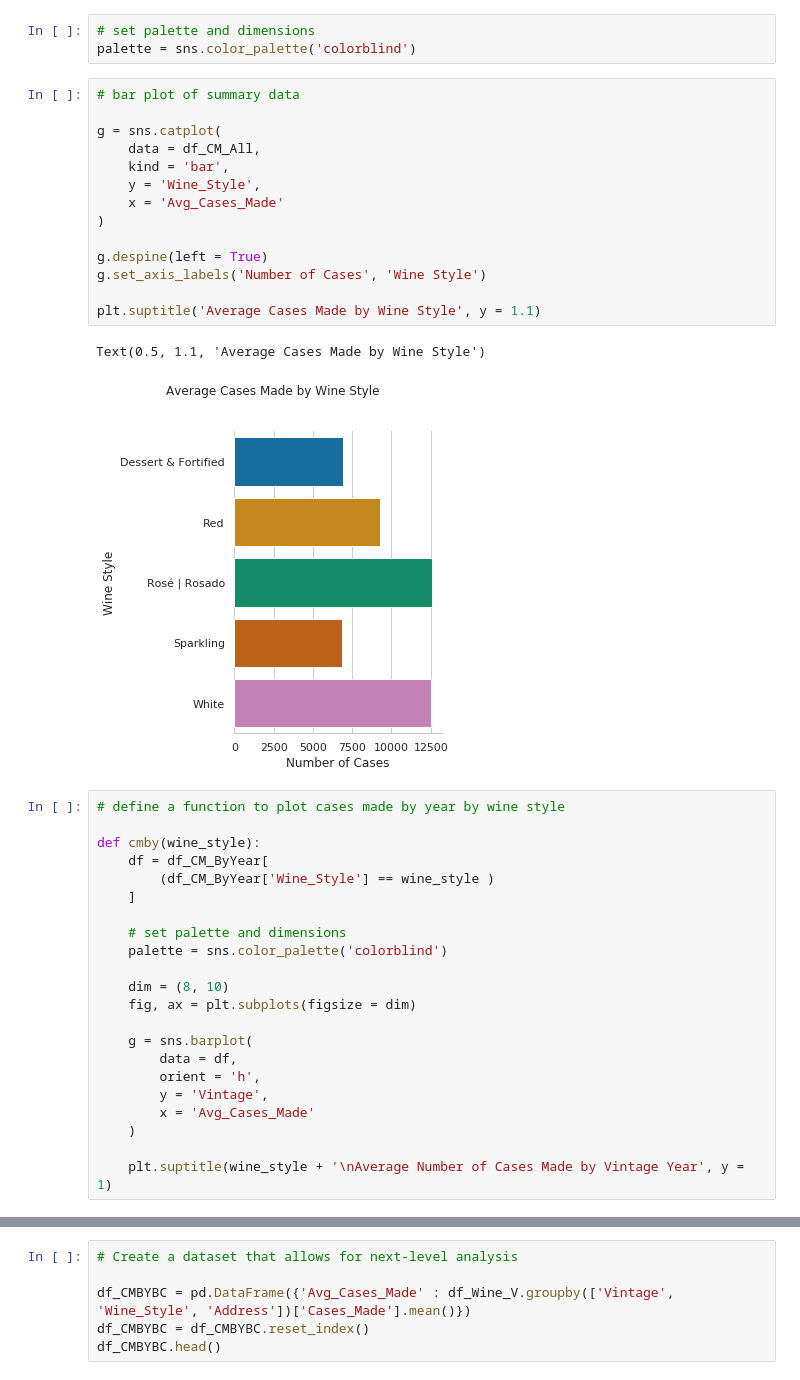
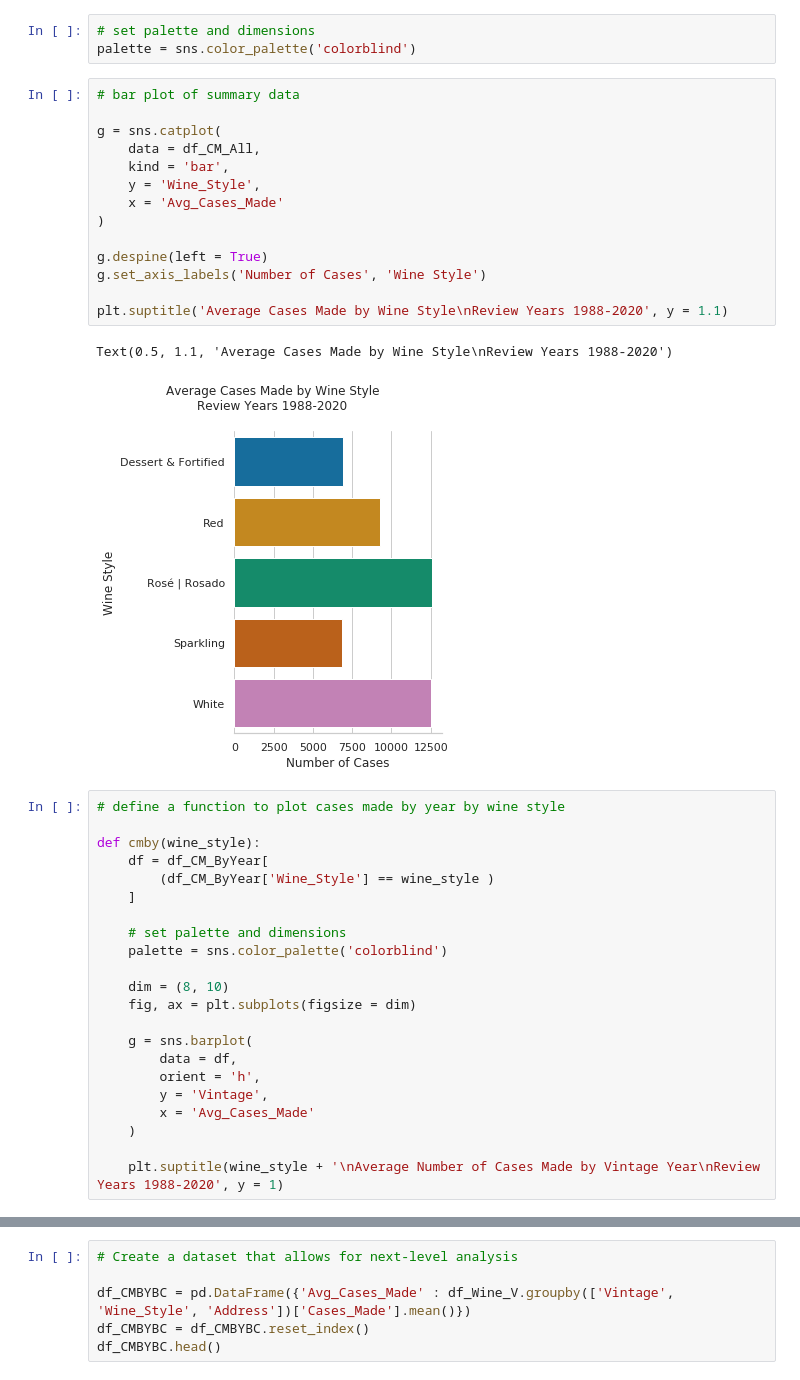
Before and after one commit to ewotawa/top_100_wines_2020, a Jupyter notebook: Top100Wine_Data_Exploration_Cases.ipynb, the cells around one changed output, grey strips where cells are left out. Cells and saved outputs as stored; diff of their text form.

Commit message:
start geo file, edit graph headers to include Review Years 1988-2020

```diff
--- a/Top100Wine_Data_Exploration_Cases.ipynb
+++ b/Top100Wine_Data_Exploration_Cases.ipynb
@@ -178,20 +178,20 @@ palette = sns.color_palette('colorblind')
 # %%
 # bar plot of summary data
 
 g = sns.catplot(
     data = df_CM_All,
     kind = 'bar',
     y = 'Wine_Style',
     x = 'Avg_Cases_Made'
 )
 
 g.despine(left = True)
 g.set_axis_labels('Number of Cases', 'Wine Style')
 
-plt.suptitle('Average Cases Made by Wine Style', y = 1.1)
+plt.suptitle('Average Cases Made by Wine Style\nReview Years 1988-2020', y = 1.1)
 # %% [output]
-Text(0.5, 1.1, 'Average Cases Made by Wine Style')
+Text(0.5, 1.1, 'Average Cases Made by Wine Style\nReview Years 1988-2020')
-[figure, old version]
+[figure, new version]
 # %%
 # define a function to plot cases made by year by wine style
 
@@ -213,7 +213,7 @@ def cmby(wine_style):
         x = 'Avg_Cases_Made'
     )
 
-    plt.suptitle(wine_style + '\nAverage Number of Cases Made by Vintage Year', y = 1)
+    plt.suptitle(wine_style + '\nAverage Number of Cases Made by Vintage Year\nReview Years 1988-2020', y = 1)
 # %%
 cmby('Dessert & Fortified')
 # %% [output]
```
Also changed, not shown: parts of 12 cells of this notebook, 4 other files.
